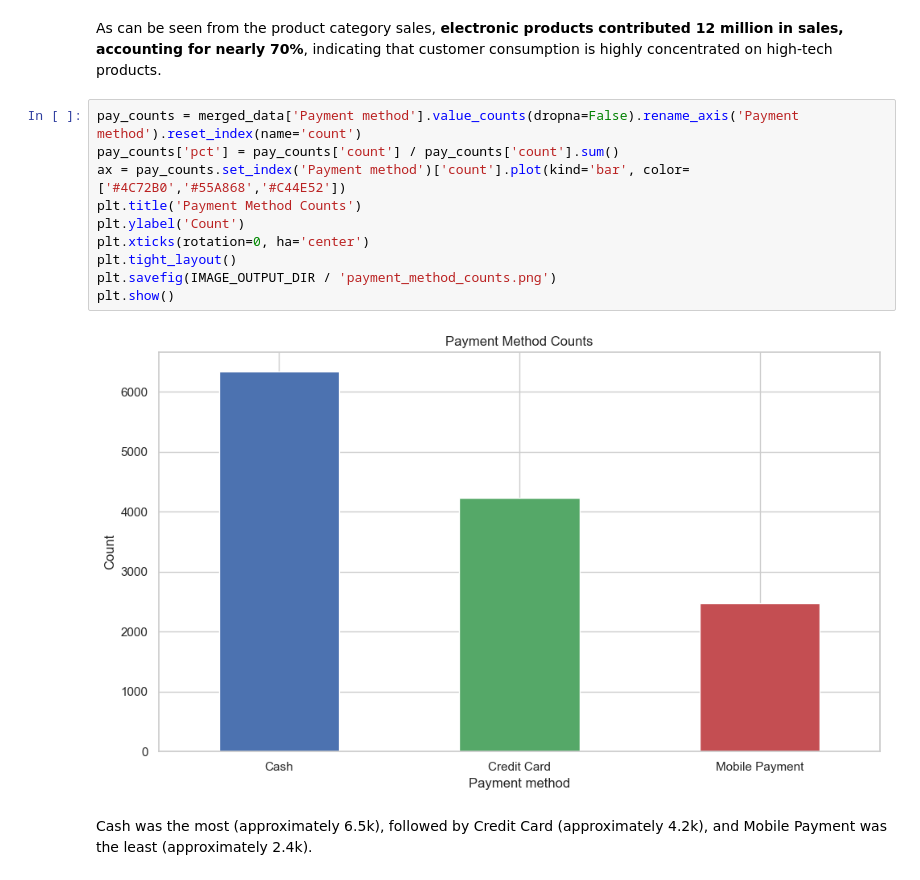
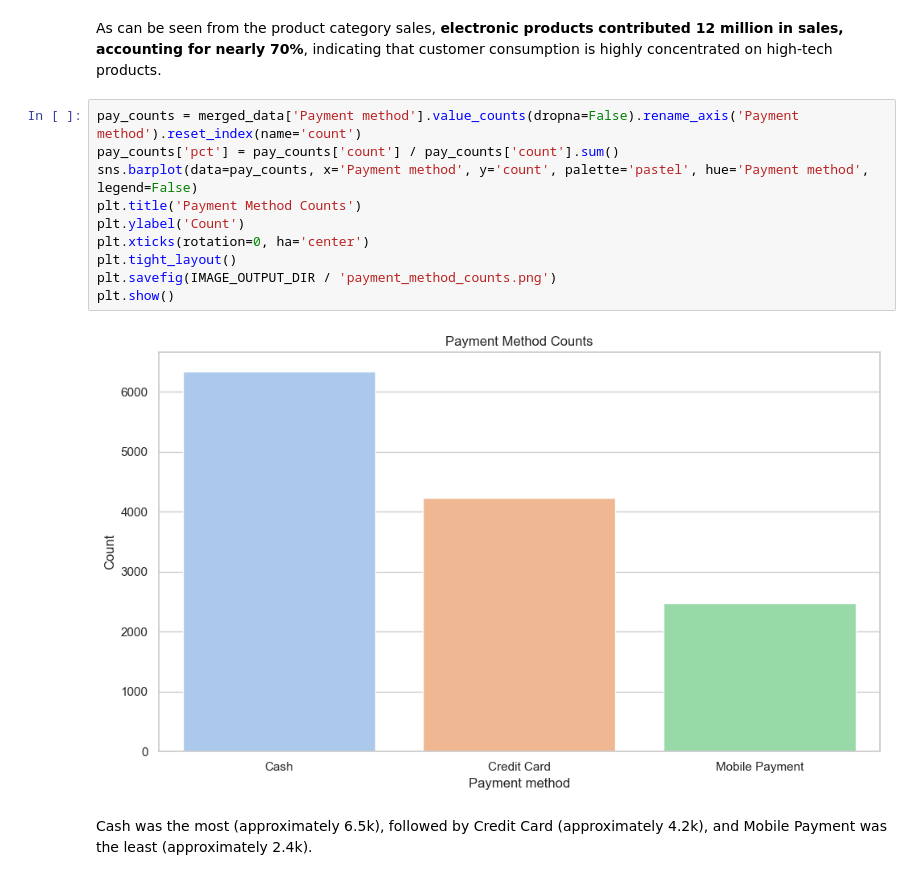
Before and after one commit to PolyU-Computer-Science/Year3-COMP3134-BI-Group-Project, a Jupyter notebook: Group_6.ipynb, the cells around one changed output. Saved outputs shown, nothing was run; the diff lists cells and outputs as text.

```diff
--- a/Group_6.ipynb
+++ b/Group_6.ipynb
@@ -240,15 +246,15 @@ As can be seen from the product category sales, **electronic products contribute
 # %%
 pay_counts = merged_data['Payment method'].value_counts(dropna=False).rename_axis('Payment method').reset_index(name='count')
 pay_counts['pct'] = pay_counts['count'] / pay_counts['count'].sum()
-ax = pay_counts.set_index('Payment method')['count'].plot(kind='bar', color=['#4C72B0','#55A868','#C44E52'])
+sns.barplot(data=pay_counts, x='Payment method', y='count', palette='pastel', hue='Payment method', legend=False)
 plt.title('Payment Method Counts')
 plt.ylabel('Count')
 plt.xticks(rotation=0, ha='center')
 plt.tight_layout()
 plt.savefig(IMAGE_OUTPUT_DIR / 'payment_method_counts.png')
 plt.show()
 # %% [output]
-[figure, old version]
+[figure, new version]
 # %% [markdown]
 Cash was the most (approximately 6.5k), followed by Credit Card (approximately 4.2k), and Mobile Payment was the least (approximately 2.4k).
 # %%
```
Also changed, not shown: parts of 13 cells of this notebook, 7 other files.
